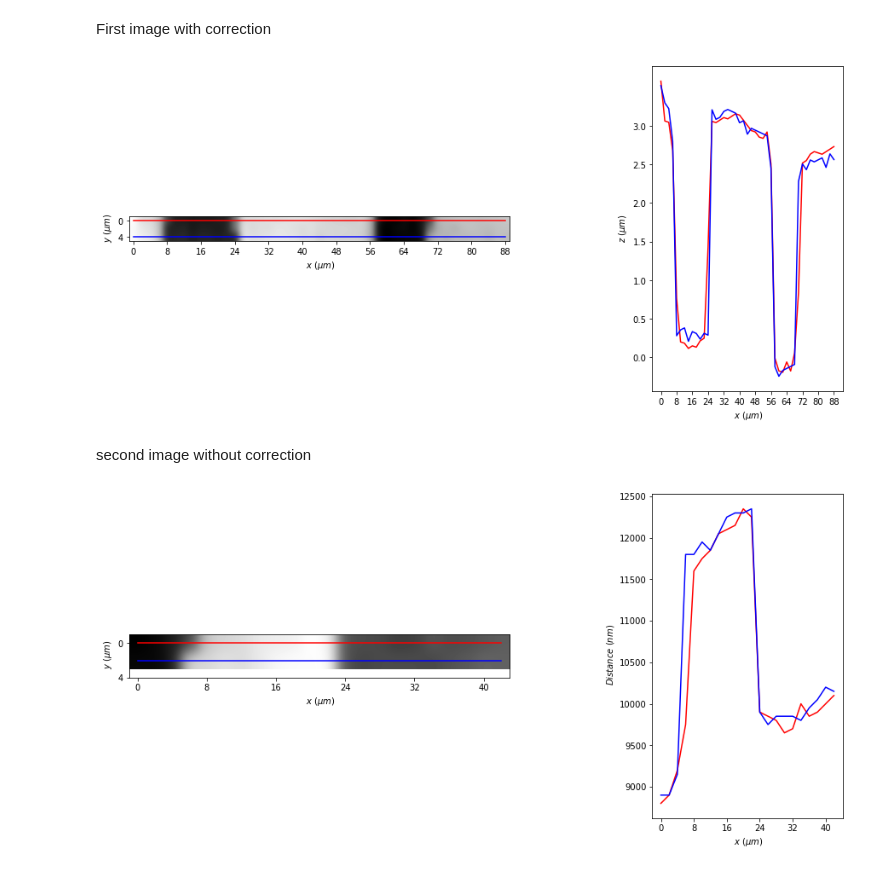
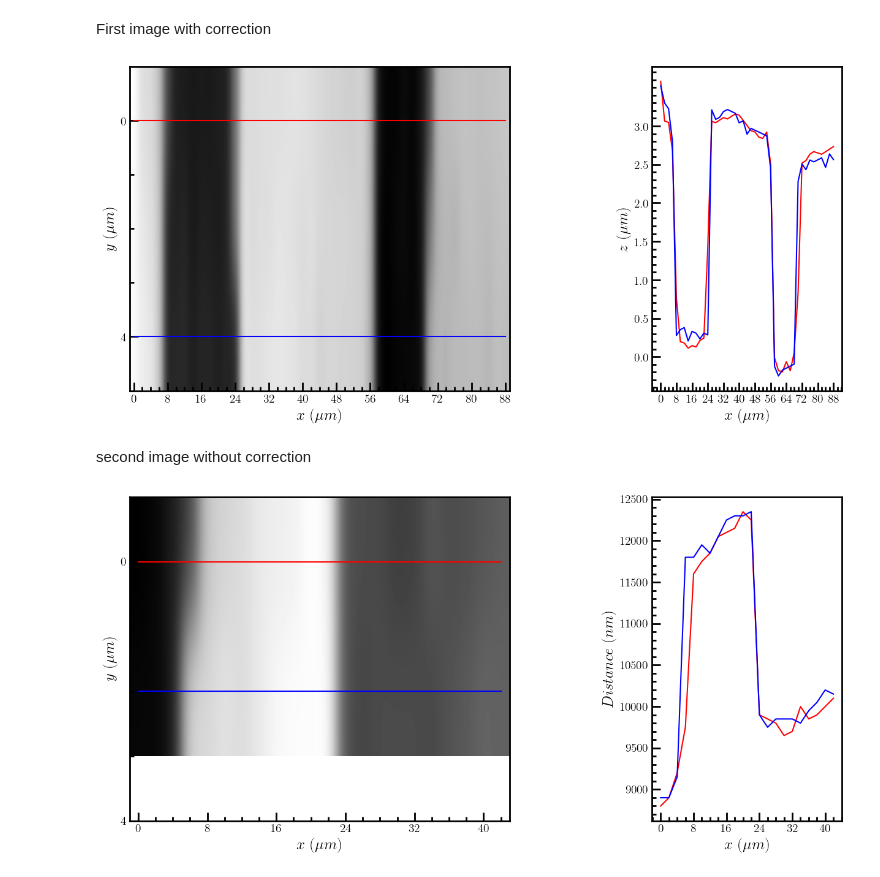
Before and after one commit to NanophotonIICOs/nanoiico-labs-data, a Jupyter notebook: notebooks/Grating_AFM_20-01-2022.ipynb, the cells around one changed output. Cells and saved outputs as stored; diff of their text form; code cells hidden in the pictures.

```diff
--- a/notebooks/Grating_AFM_20-01-2022.ipynb
+++ b/notebooks/Grating_AFM_20-01-2022.ipynb
@@ -87,35 +87,35 @@ gs = GridSpec(1, 2, figure=fig,wspace=0.5,width_ratios=[2,1])
 ax1 = fig.add_subplot(gs[0, 0])
 ax2 =fig.add_subplot(gs[0, 1])
 
 npix1=0
 npix2=2
 #npix3=3
 
-ax1.imshow(ImRes[:,1:],cmap='gray',interpolation='gaussian')
+ax1.imshow(ImRes[:,1:],cmap='gray',aspect='auto',interpolation='gaussian')
 ax1.plot([0,44],[npix1,npix1],'r')
 ax1.plot([0,44],[npix2,npix2],'b')
 #ax1.plot([0,10],[npix3,npix3],'k')
 
 
 ax1.set_xlabel(" $x$ $(\mu m)$")
 ax1.set_xticks(np.arange(0,45,4))
 ax1.set_xticklabels(np.arange(0,90,8))
 ax1.set_ylabel(" $y$ $(\mu m)$")
 ax1.set_yticks(np.arange(0,4,2))
 ax1.set_yticklabels(np.arange(0,8,4))
 
 ax2.set_xlabel(" $x$ $(\mu m)$")
 ax2.set_xticks(np.arange(0,45,4))
 ax2.set_xticklabels(np.arange(0,90,8))
 ax2.set_ylabel(" $z$ $(\mu m)$")
 ax2.set_yticks(np.arange(0,3500,500))
 ax2.set_yticklabels(np.arange(0,3.5,0.5))
 ax2.plot(ImRes[npix1,1:],'r')
 ax2.plot(ImRes[npix2,1:],'b')
 
 plt.show()
 # %% [output]
-[figure, old version]
+[figure, new version]
 # %% [markdown]
 second image without correction
 # %%
@@ -128,7 +128,7 @@ ax2 =fig.add_subplot(gs[0, 1])
 npix1=0
 npix2=1
 
-ax1.imshow(exp2[:,1:],cmap='gray',interpolation='gaussian')
+ax1.imshow(exp2[:,1:],cmap='gray',aspect='auto',interpolation='gaussian')
 ax1.plot([0,21],[npix1,npix1],'r')
 ax1.plot([0,21],[npix2,npix2],'b')
 
@@ -149,7 +149,7 @@ ax2.plot(exp2[npix2,1:],'b')
 
 plt.show()
 # %% [output]
-[figure, old version]
+[figure, new version]
 # %%
 fig = plt.figure(figsize=(15, 7))
 gs = GridSpec(1, 2, figure=fig,wspace=0.5,width_ratios=[2,1])
```
Also changed, not shown: parts of 1 cell of this notebook.
